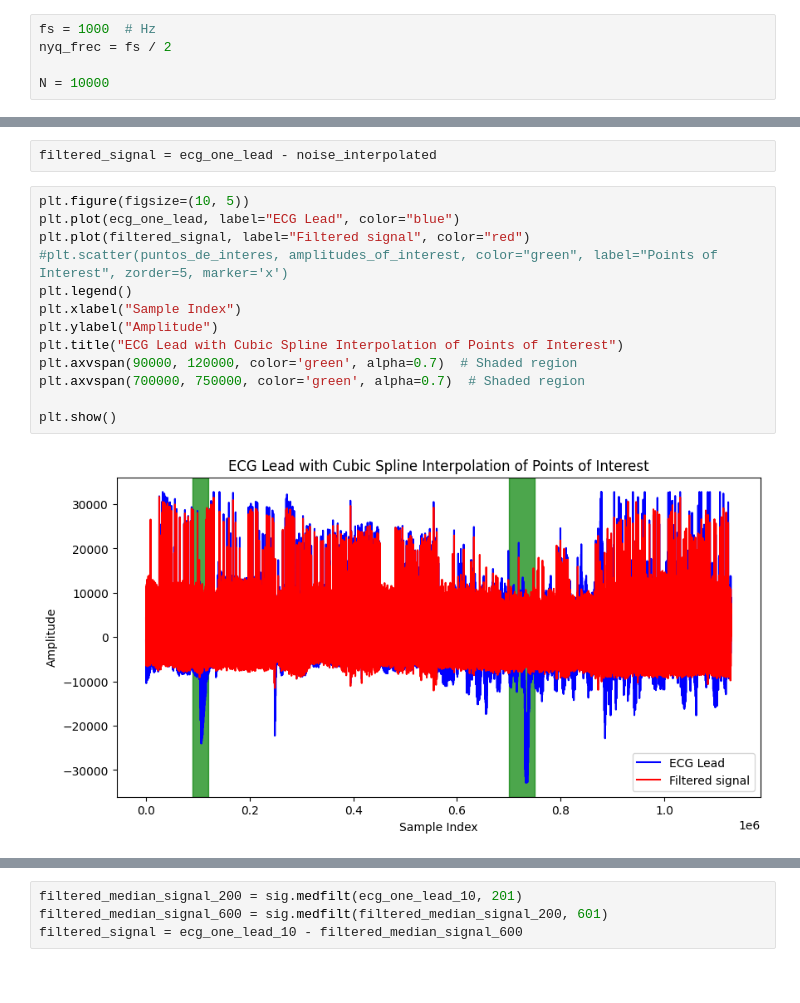
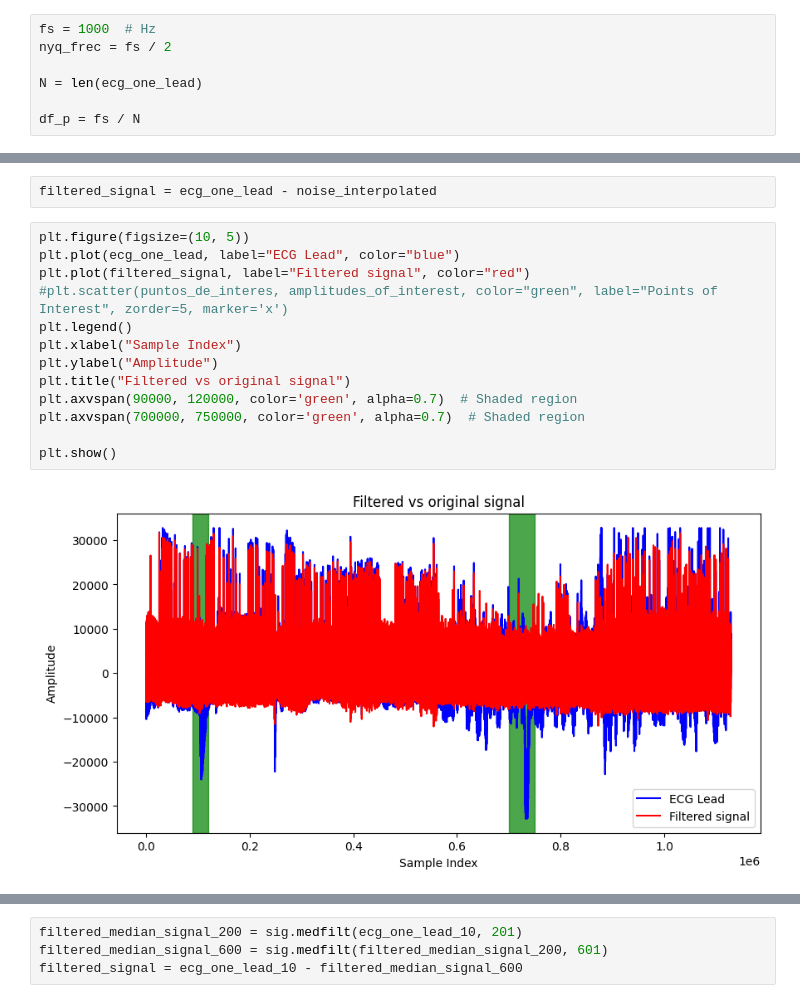
Before and after one commit to joacocibeira/PDS, a Jupyter notebook: tp_10/tp_10.ipynb, the cells around one changed output, grey strips where cells are left out. Cells and saved outputs as stored; diff of their text form.

```diff
--- a/tp_10/tp_10.ipynb
+++ b/tp_10/tp_10.ipynb
@@ -19,4 +22,6 @@ qrs_detections = mat_struct["qrs_detections"]
 fs = 1000  # Hz
 nyq_frec = fs / 2
 
-N = 10000
+N = len(ecg_one_lead)
+
+df_p = fs / N
@@ -152,18 +120,18 @@ filtered_signal = ecg_one_lead - noise_interpolated
 # %%
 plt.figure(figsize=(10, 5))
 plt.plot(ecg_one_lead, label="ECG Lead", color="blue")
 plt.plot(filtered_signal, label="Filtered signal", color="red")
 #plt.scatter(puntos_de_interes, amplitudes_of_interest, color="green", label="Points of Interest", zorder=5, marker='x')
 plt.legend()
 plt.xlabel("Sample Index")
 plt.ylabel("Amplitude")
-plt.title("ECG Lead with Cubic Spline Interpolation of Points of Interest")
+plt.title("Filtered vs original signal")
 plt.axvspan(90000, 120000, color='green', alpha=0.7)  # Shaded region
 plt.axvspan(700000, 750000, color='green', alpha=0.7)  # Shaded region
 
 plt.show()
 # %% [output]
-[figure, old version]
+[figure, new version]
 # %%
 plt.figure(figsize=(10, 5))
 plt.plot(ecg_one_lead, label="ECG Lead", color="blue")
```
Also changed, not shown: parts of 36 cells of this notebook.
